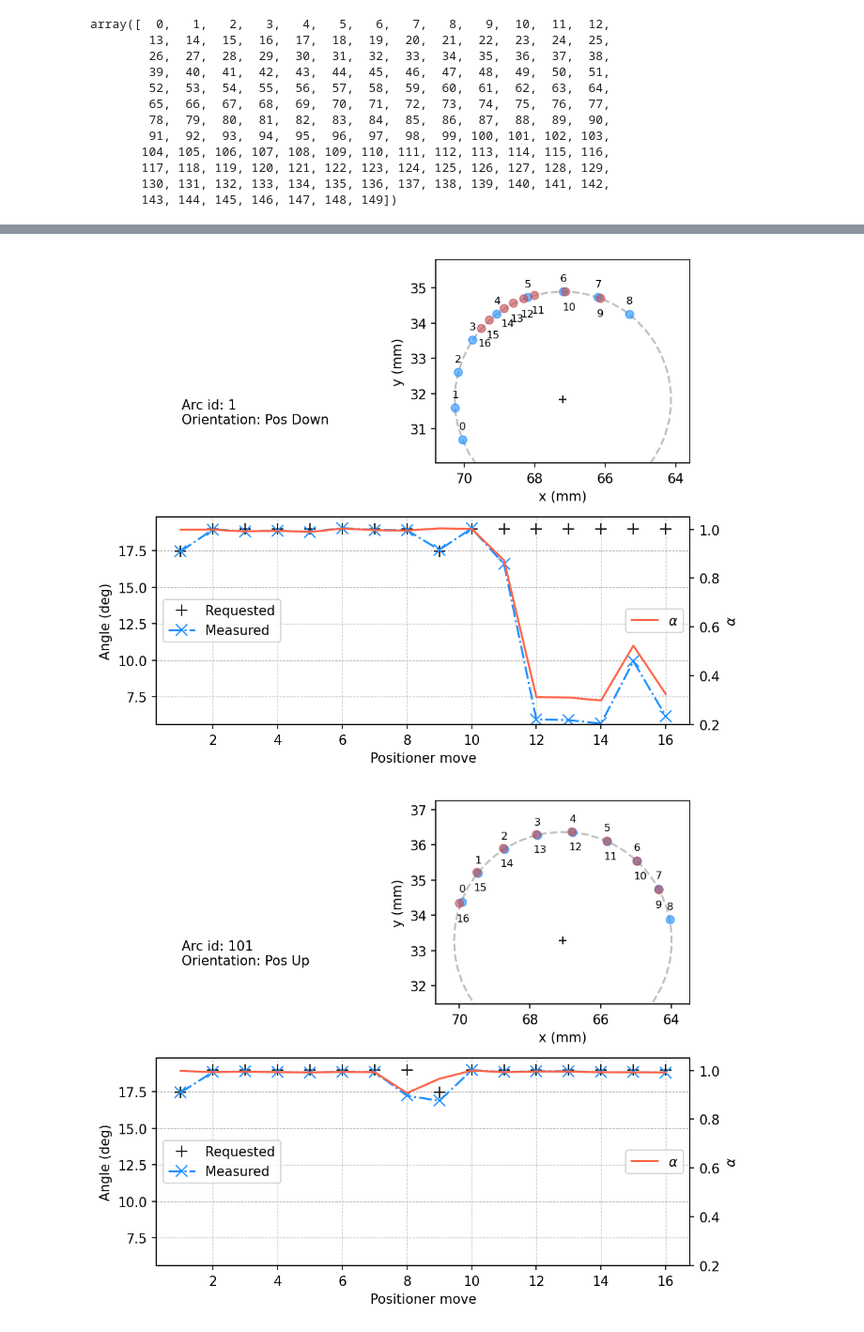
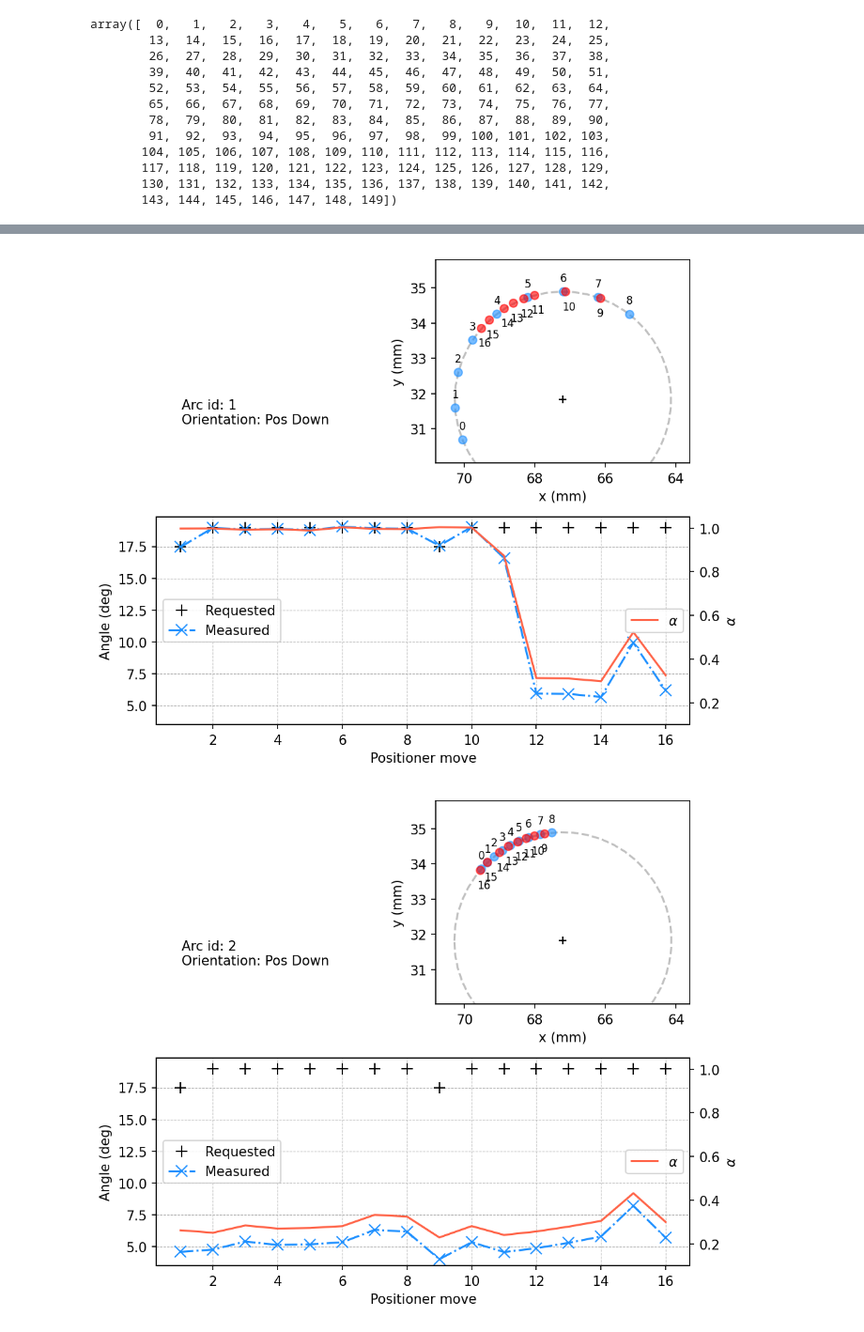
Before and after one commit to SSantosLab/DESI-QA, a Jupyter notebook: calib/Felipe_linear_alpha.ipynb, the cells around one changed output, grey strips where cells are left out. Shown at 94% size. Cells and saved outputs as stored; diff of their text form; code cells hidden in the pictures.

```diff
--- a/calib/Felipe_linear_alpha.ipynb
+++ b/calib/Felipe_linear_alpha.ipynb
@@ -2,8 +2,9 @@
 import pandas as pd
 import numpy as np
 import matplotlib.pyplot as plt
-plt.rcParams.update({"figure.dpi":130,"font.family":'serif' })
-
+# plt.rcParams.update({"figure.dpi":130,"font.family":'serif' })
+import sys
+sys.path.append("/home/msdos/DESI-QA")
 import reportlib as rl
 # %%
 import importlib
@@ -577,5 +592,5 @@ plt.legend(loc='center right')
 # %%
-for iarc_session in [0,1,101,130]:
+for iarc_session in [0,1,2,50,75,99,100,101,130]:
     amsk  = df.ArcSession==iarc_session
 
     fig = plt.figure(figsize=(7,7), dpi=150 ) #, layout="constrained")
@@ -627,13 +642,13 @@ for iarc_session in [0,1,101,130]:
     axi.set_ylabel("Angle (deg)")
     axi.set_xlabel("Positioner move")
     axi.legend(loc='center left')
-    axi.set_ylim(5.6,19.8)
+    axi.set_ylim(3.5,19.8)
 
     ax2 = axi.twinx()
     ax2.plot(df[amsk]['Alpha'].values, lw=1.5, ls='-', c='tomato', zorder=0, label="$\\alpha$")
     ax2.set_ylabel("$\\alpha$")
     ax2.legend(loc='center right')
-    ax2.set_ylim(0.2,1.05)
+    ax2.set_ylim(0.1,1.05)
 
     ax["A"].annotate(info, (0.1,0.2))
     ax["A"].axis('off')
@@ -643,2 +658,2 @@ for iarc_session in [0,1,101,130]:
-[figure, old version]
+[figure, new version]
-[figure, old version]
+[figure, new version]
```
Also changed, not shown: parts of 21 cells of this notebook, 9 other files.
